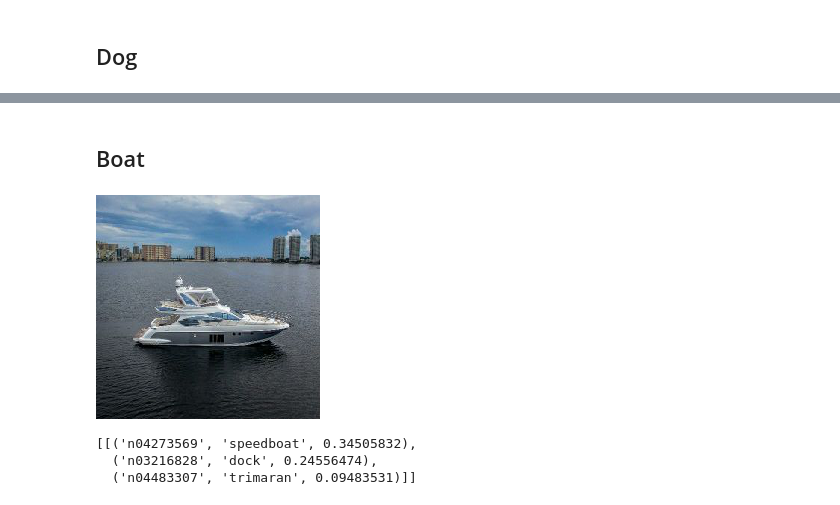
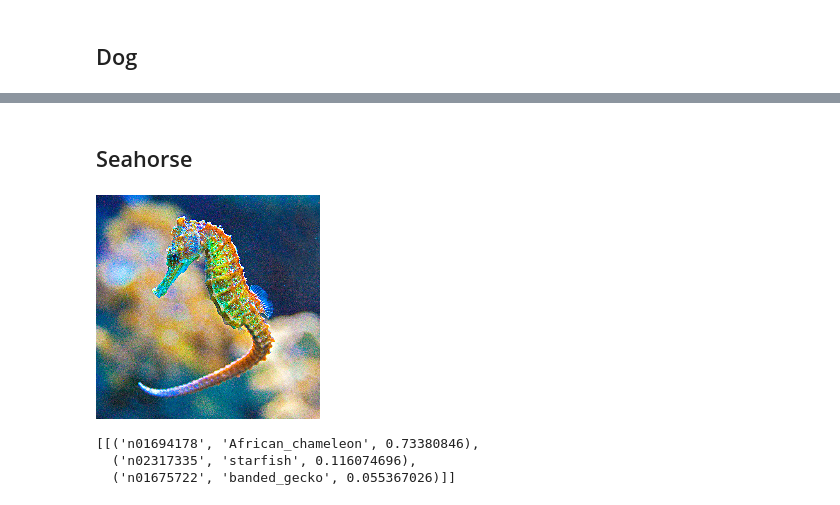
Before and after one commit to Kautenja/a-neural-algorithm-of-artistic-style, a Jupyter notebook: VGG19 Classification.ipynb, the cells around one changed output, grey strips where cells are left out. Drawn from its saved outputs; the diff is of its cells as text; code cells hidden in the pictures.

```diff
--- a/VGG19 Classification.ipynb
+++ b/VGG19 Classification.ipynb
@@ -56,16 +56,16 @@ decode_predictions(preds, top=3)
 # %% [markdown]
-## Boat
+## Seahorse
 # %%
 d=224
-boat = load_image('img/content/boat.jpg', (d, d))
-boat
+seahorse = load_image('img/objects/seahorse.jpg', (d, d))
+seahorse
 # %% [output]
-[figure, old version]
+[figure, new version]
 # %%
-img = image_to_matrix(boat)
+img = image_to_matrix(seahorse)
 preds = model.predict(img)
 decode_predictions(preds, top=3)
 # %% [output]
-[[('n04273569', 'speedboat', 0.34505832),
-  ('n03216828', 'dock', 0.24556474),
-  ('n04483307', 'trimaran', 0.09483531)]]
+[[('n01694178', 'African_chameleon', 0.73380846),
+  ('n02317335', 'starfish', 0.116074696),
+  ('n01675722', 'banded_gecko', 0.055367026)]]
```
Also changed, not shown: parts of 4 cells of this notebook, 5 other files.
